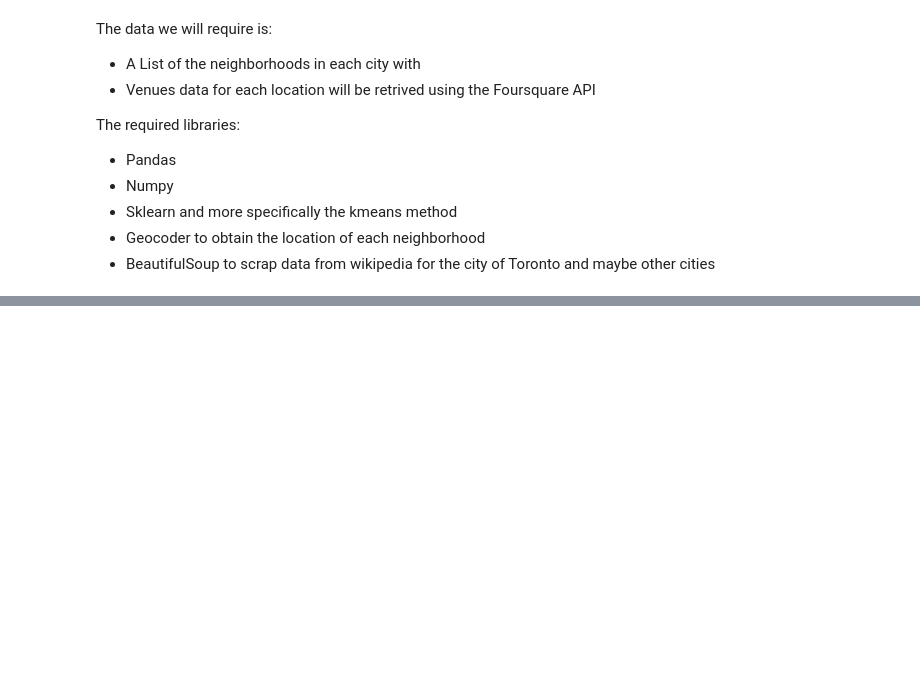
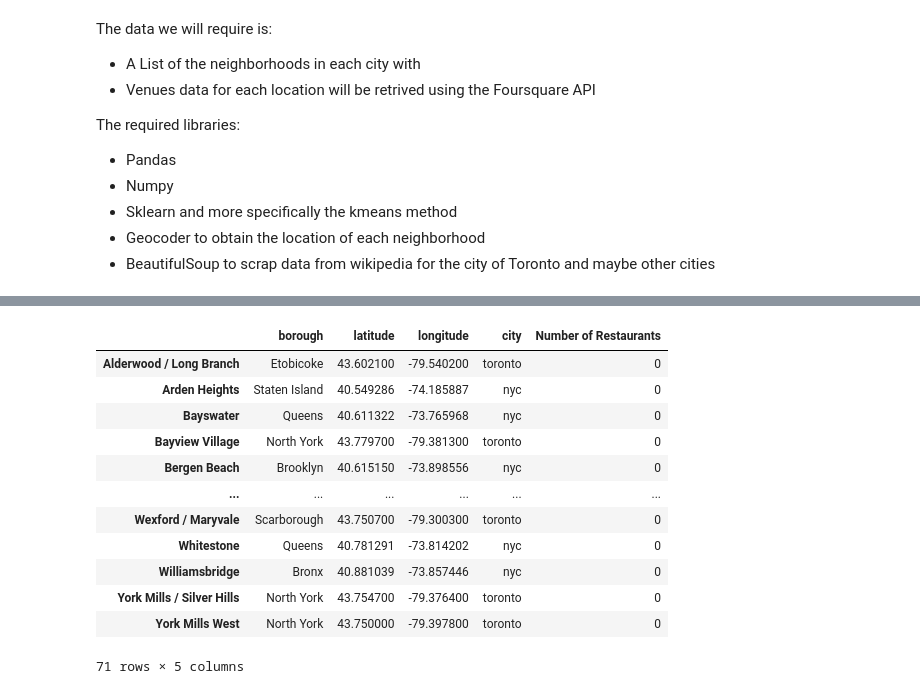
Before and after one commit to Alayadi-94/capstone, a Jupyter notebook: The_Battle_of_Neighborhoods.ipynb, the cells around one changed output, grey strips where cells are left out. Drawn from its saved outputs; the diff is of its cells as text; code cells hidden in the pictures; blank space fills up the shorter version.

```diff
--- a/The_Battle_of_Neighborhoods.ipynb
+++ b/The_Battle_of_Neighborhoods.ipynb
@@ -21,0 +667,9 @@ The required libraries:
+# %%
+col = []
+col.append('Neighborhood')
+
+for i in all_grouped.columns.tolist():
+    if (i.find('Restaurant') != -1):
+        col.append(i)
+
+len(col)
@@ -21,0 +678,4 @@ The required libraries:
+# %%
+restaurants = all_onehot.groupby('Neighborhood').sum().reset_index()
+restaurants = restaurants[col]
+restaurants.head()
@@ -21,0 +694,4 @@ The required libraries:
+# %%
+rest = pd.DataFrame()
+rest['Neighborhood'] = restaurants['Neighborhood']
+rest['Number of Restaurants'] = restaurants.sum(axis=1).tolist()
@@ -21,0 +714,18 @@ The required libraries:
+# %%
+rest = all_neigh.set_index('neighborhood').join(rest.set_index('Neighborhood'), how = 'inner')
+# %%
+rest[rest['Number of Restaurants'] == 0]
+# %% [output]
+|  | borough | latitude | longitude | city | Number of Restaurants |
+| Alderwood / Long Branch | Etobicoke | 43.602100 | -79.540200 | toronto | 0 |
+| Arden Heights | Staten Island | 40.549286 | -74.185887 | nyc | 0 |
+| Bayswater | Queens | 40.611322 | -73.765968 | nyc | 0 |
+| Bayview Village | North York | 43.779700 | -79.381300 | toronto | 0 |
+| Bergen Beach | Brooklyn | 40.615150 | -73.898556 | nyc | 0 |
+| ... | ... | ... | ... | ... | ... |
+| Wexford / Maryvale | Scarborough | 43.750700 | -79.300300 | toronto | 0 |
+| Whitestone | Queens | 40.781291 | -73.814202 | nyc | 0 |
+| Williamsbridge | Bronx | 40.881039 | -73.857446 | nyc | 0 |
+| York Mills / Silver Hills | North York | 43.754700 | -79.376400 | toronto | 0 |
+| York Mills West | North York | 43.750000 | -79.397800 | toronto | 0 |
+71 rows × 5 columns
```
Also changed, not shown: parts of 71 cells of this notebook.
